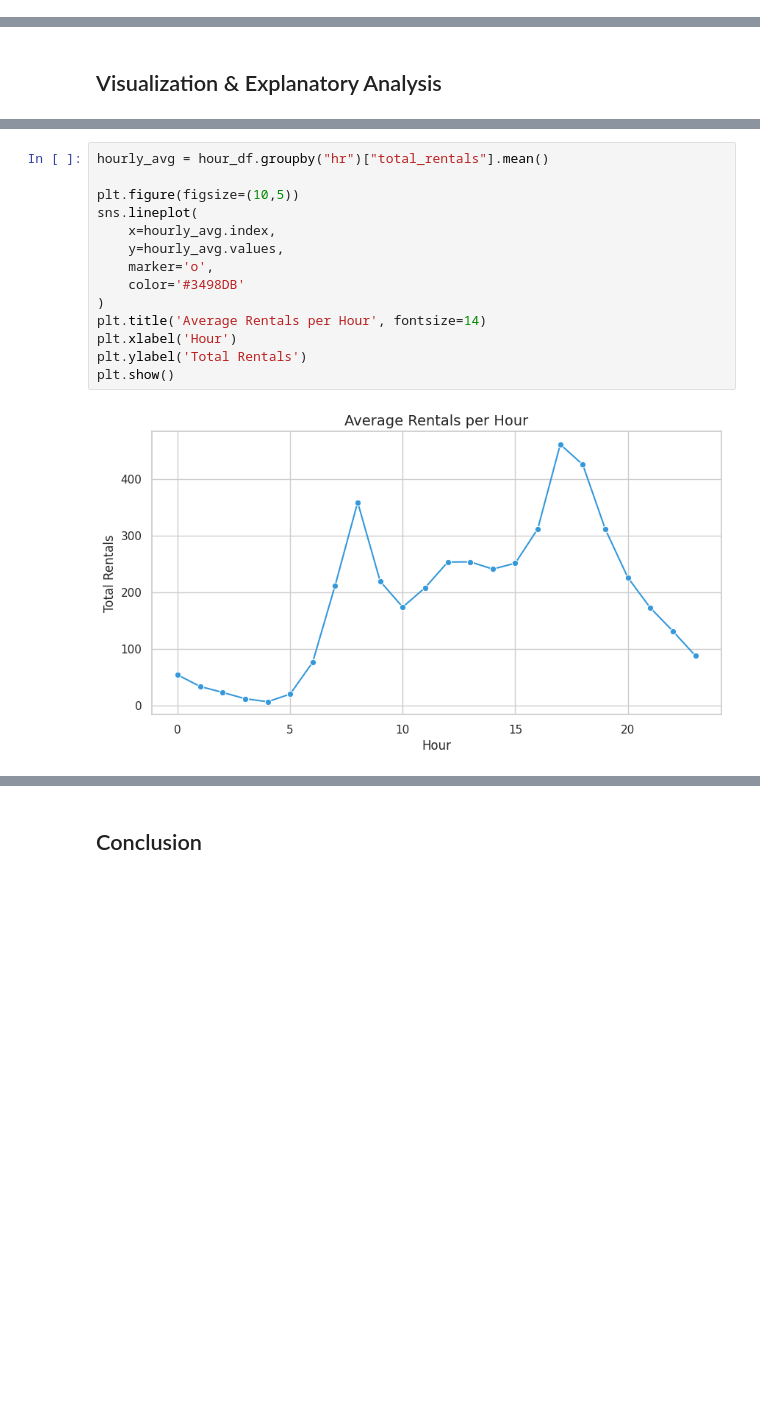
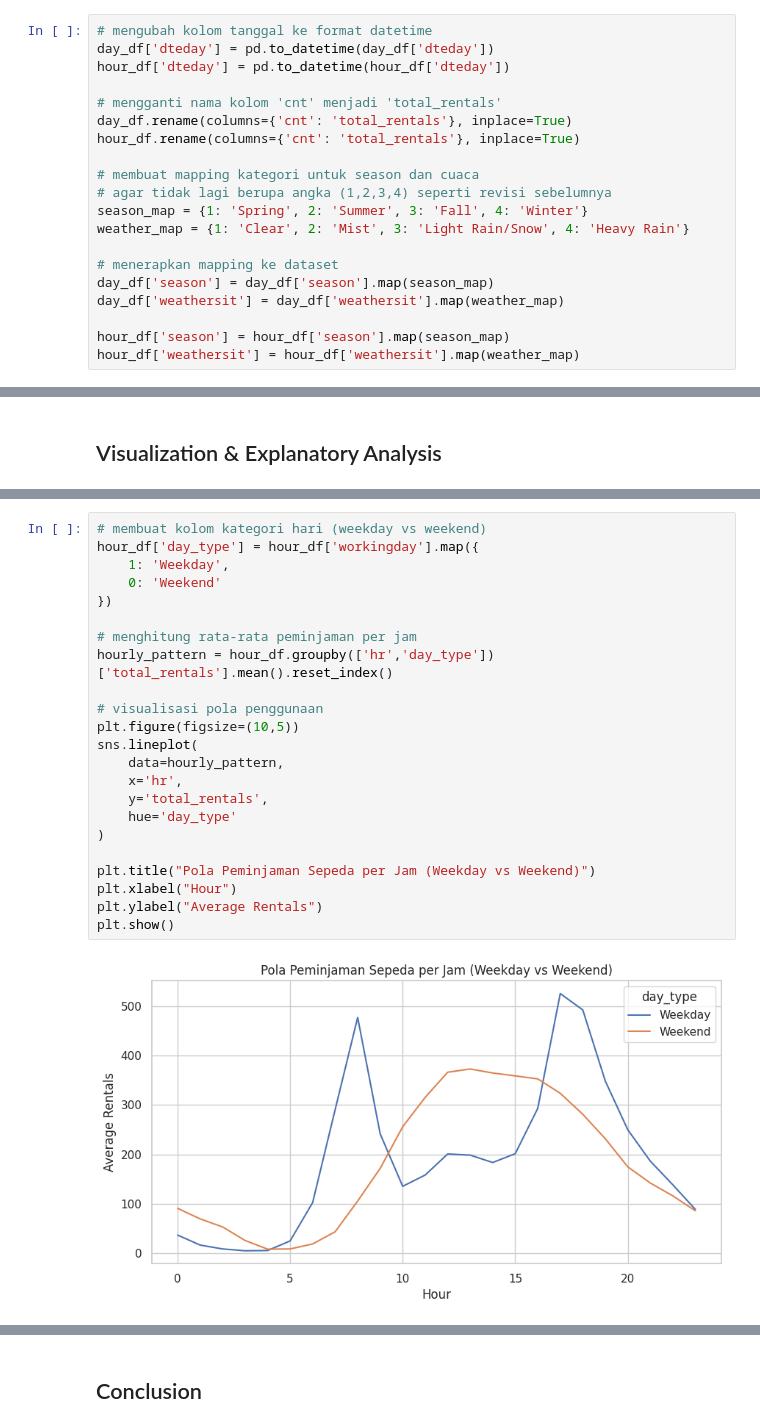
Before and after one commit to sindiprasetiyani/bike-sharing-dashboard, a Jupyter notebook: notebook.ipynb, the cells around one changed output, grey strips where cells are left out. Drawn from its saved outputs; the diff is of its cells as text; blank space fills up the shorter version.

```diff
--- a/notebook.ipynb
+++ b/notebook.ipynb
@@ -193,0 +101,20 @@ hour_df.rename(columns={'cnt': 'total_rentals'}, inplace=True)
+# %%
+# mengubah kolom tanggal ke format datetime
+day_df['dteday'] = pd.to_datetime(day_df['dteday'])
+hour_df['dteday'] = pd.to_datetime(hour_df['dteday'])
+
+# mengganti nama kolom 'cnt' menjadi 'total_rentals'
+day_df.rename(columns={'cnt': 'total_rentals'}, inplace=True)
+hour_df.rename(columns={'cnt': 'total_rentals'}, inplace=True)
+
+# membuat mapping kategori untuk season dan cuaca
+# agar tidak lagi berupa angka (1,2,3,4) seperti revisi sebelumnya
+season_map = {1: 'Spring', 2: 'Summer', 3: 'Fall', 4: 'Winter'}
+weather_map = {1: 'Clear', 2: 'Mist', 3: 'Light Rain/Snow', 4: 'Heavy Rain'}
+
+# menerapkan mapping ke dataset
+day_df['season'] = day_df['season'].map(season_map)
+day_df['weathersit'] = day_df['weathersit'].map(weather_map)
+
+hour_df['season'] = hour_df['season'].map(season_map)
+hour_df['weathersit'] = hour_df['weathersit'].map(weather_map)
@@ -233,16 +250,25 @@ plt.show()
 # %%
-hourly_avg = hour_df.groupby("hr")["total_rentals"].mean()
+# membuat kolom kategori hari (weekday vs weekend)
+hour_df['day_type'] = hour_df['workingday'].map({
+    1: 'Weekday',
+    0: 'Weekend'
+})
 
+# menghitung rata-rata peminjaman per jam
+hourly_pattern = hour_df.groupby(['hr','day_type'])['total_rentals'].mean().reset_index()
+
+# visualisasi pola penggunaan
 plt.figure(figsize=(10,5))
 sns.lineplot(
-    x=hourly_avg.index,
-    y=hourly_avg.values,
-    marker='o',
-    color='#3498DB'
+    data=hourly_pattern,
+    x='hr',
+    y='total_rentals',
+    hue='day_type'
 )
-plt.title('Average Rentals per Hour', fontsize=14)
-plt.xlabel('Hour')
-plt.ylabel('Total Rentals')
+
+plt.title("Pola Peminjaman Sepeda per Jam (Weekday vs Weekend)")
+plt.xlabel("Hour")
+plt.ylabel("Average Rentals")
 plt.show()
 # %% [output]
-[figure, old version]
+[figure, new version]
```
Also changed, not shown: parts of 62 cells of this notebook, 4 other files.
